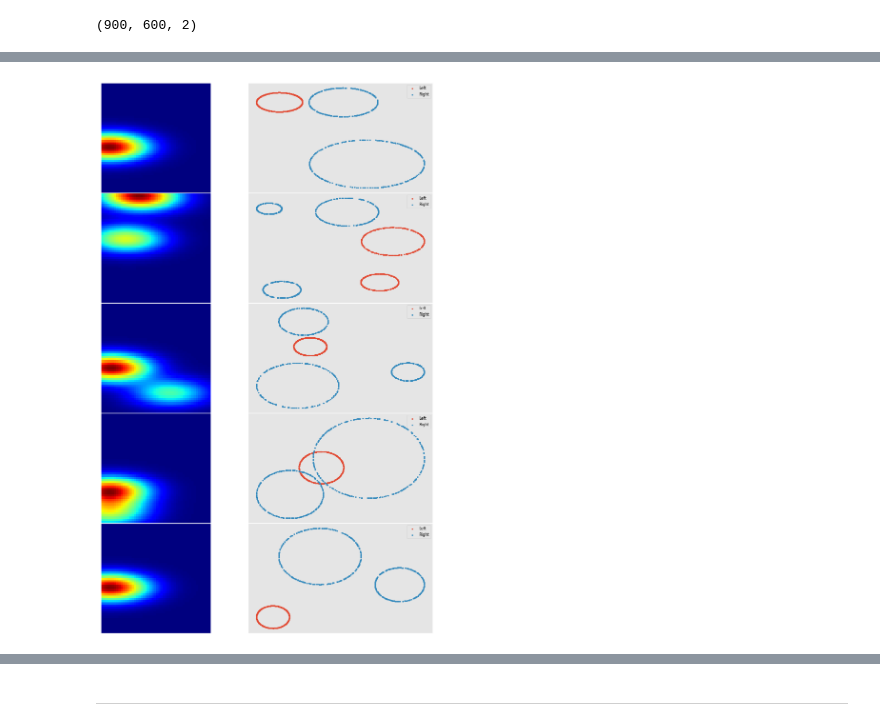
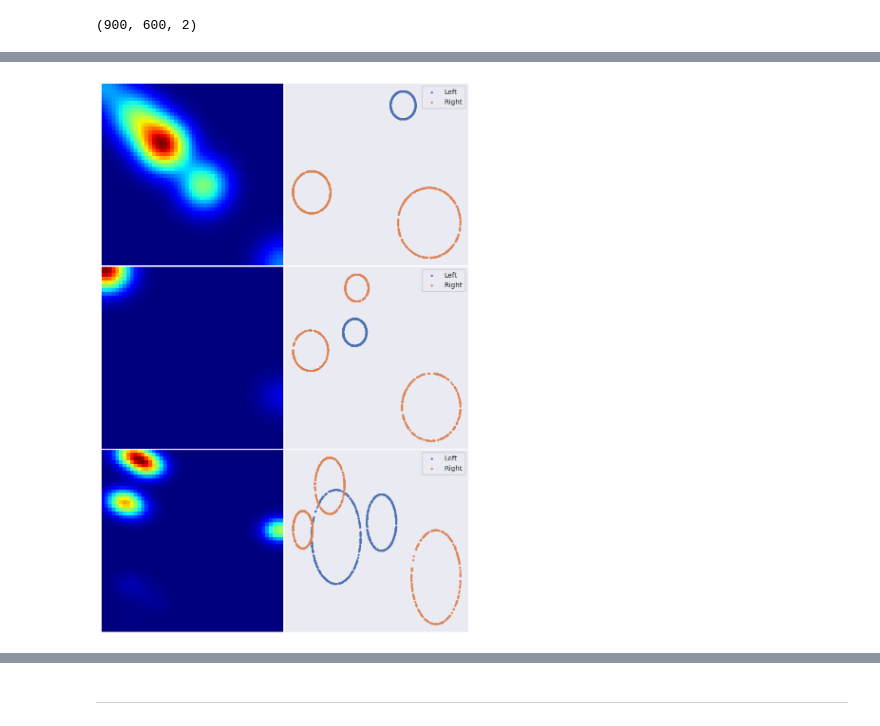
Before and after one commit to Verdangeta/TDA_experiments, a Jupyter notebook: Cross_RipsNet.ipynb, the cells around one changed output, grey strips where cells are left out. Cells and saved outputs as stored; diff of their text form; code cells hidden in the pictures.

```diff
--- a/Cross_RipsNet.ipynb
+++ b/Cross_RipsNet.ipynb
@@ -135,12 +135,12 @@ for ids in tqdm(indexes):
     barc = [mtd.calc_cross_barcodes(data_train[ids[0]], data_train[ids[1]], batch_size1 = 300, batch_size2 = 500, is_plot = False, pdist_device = "cuda") for _ in range(n_boostrap)]
     barcs_5.append(barc)
 # %%
-barcs_5 = [[v[1] for v in smth] for smth in barcs_5]
+barcs_3 = [[v[1] for v in smth] for smth in barcs_5]
 # %%
-pds_train = DiagramSelector(use=True).fit_transform(barcs_5[0])
+pds_train = DiagramSelector(use=True).fit_transform(barcs_3[0])
 vpdtr = np.vstack(pds_train)
 
-for barcs in barcs_5[1:]:
+for barcs in barcs_3[1:]:
     pds_train = DiagramSelector(use=True).fit_transform(barcs)
     vpdtr = np.vstack((vpdtr, np.vstack(pds_train)))
 
@@ -164,10 +164,15 @@ im_bnds_2
+# %%
+sns.set_theme(style="darkgrid")
+FIG_SIZE = (18,5)
+sns.set_context("talk")
 # %%
 from gudhi.representations import DiagramSelector
 from sklearn.metrics import pairwise_distances
 from gudhi.representations import  PersistenceImage
 
-PI_5_all = []
-for barcs in barcs_5:
+PI_3_all = []
+i=0
+for barcs in barcs_3:
     pds_train = DiagramSelector(use=True).fit_transform(barcs)
 
 
@@ -175,32 +180,36 @@ for barcs in barcs_5:
     pers = vpdtr[:,1]-vpdtr[:,0]
     bps_pairs = pairwise_distances(np.hstack([vpdtr[:,0:1],vpdtr[:,1:2]-vpdtr[:,0:1]])[:200]).flatten()
     ppers = bps_pairs[np.argwhere(bps_pairs > 1e-5).ravel()]
-    sigma = np.quantile(ppers, .2)
+    sigma = np.quantile(ppers, .15)
+    if i==1:
+        sigma = sigma*10
+    im_bnds = [np.min(vpdtr[:,0]), np.max(vpdtr[:,0]), np.min(pers), np.max(pers)]
 
 
-    PI_params = {'bandwidth': sigma, 'weight': lambda x: x[1],
+    PI_params = {'bandwidth': sigma, 'weight': lambda x: x[1]**2,
                  'resolution': [50,50], 'im_range': im_bnds}
-    PI_5 = PersistenceImage(**PI_params).fit_transform(pds_train)
-    PI_5 = np.sum(PI_5,axis = 0)/n_boostrap
-    PI_5 = PI_5/np.sum(PI_5)
-    PI_5_all.append(PI_5)
+    PI_3 = PersistenceImage(**PI_params).fit_transform(pds_train)
+    PI_3 = np.sum(PI_3,axis = 0)/n_boostrap
+    PI_3 = PI_3/np.sum(PI_3)
+    PI_3_all.append(PI_3)
+    i+=1
 
-PI_5_all = np.array(PI_5_all)
+PI_3_all = np.array(PI_3_all)
 # %%
 fig = plt.figure(figsize=(10, 15))
-gs = gridspec.GridSpec(5, 2, width_ratios=[1,1], wspace=0.0, hspace=0.0)
+gs = gridspec.GridSpec(3, 2, width_ratios=[1,1], wspace=0.0, hspace=0.0)
 
-for i in range(5):
+for i in range(3):
     ax = plt.subplot(gs[i, 0])
-    ax.imshow(np.flip(np.reshape(PI_5_all[i], [50,50]), 0), cmap='jet')
+    ax.imshow(np.flip(np.reshape(PI_3_all[i], [50,50]), 0), cmap='jet')
     plt.xticks([])
     plt.yticks([])
 
     ax = plt.subplot(gs[i, 1])
     ax.scatter(data_train[indexes[i][0],:, 0], data_train[indexes[i][0],:, 1], s=3,label = "Left")
     ax.scatter(data_train[indexes[i][1],:, 0], data_train[indexes[i][1],:, 1], s=3,label = "Right")
     plt.xticks([])
     plt.yticks([])
     plt.legend(fontsize = "xx-small")
 # %% [output]
-[figure, old version]
+[figure, new version]
```
Also changed, not shown: parts of 7 cells of this notebook, 3 other files.
